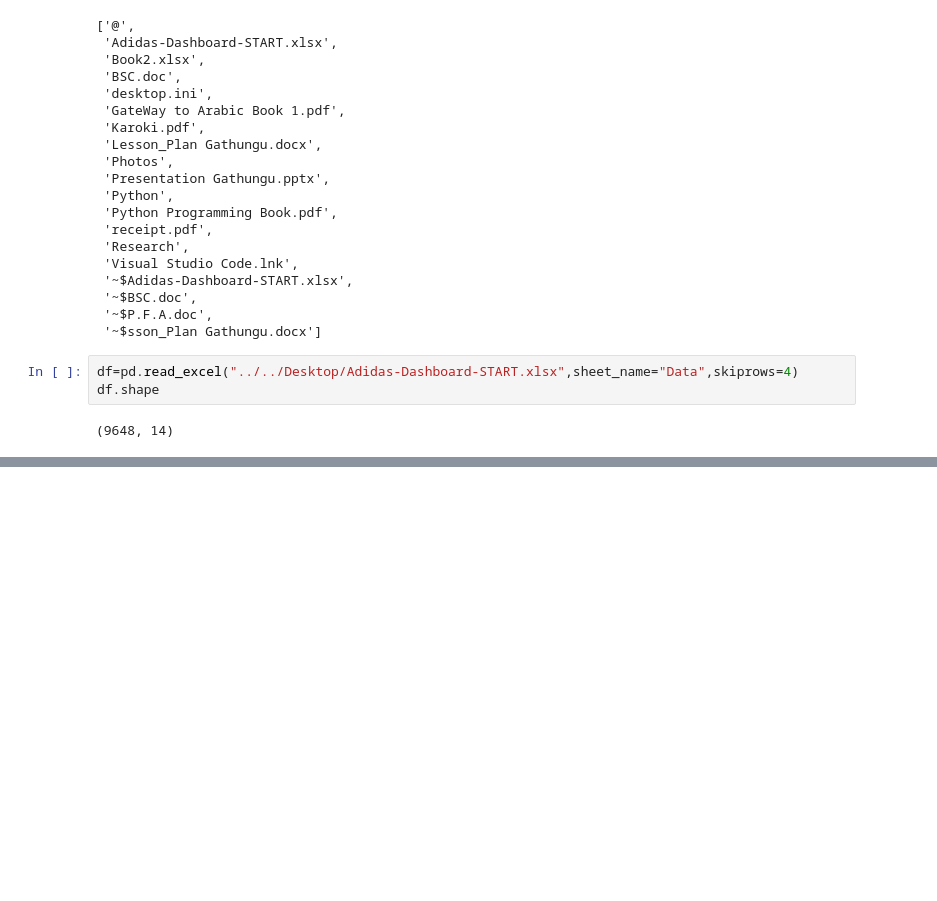
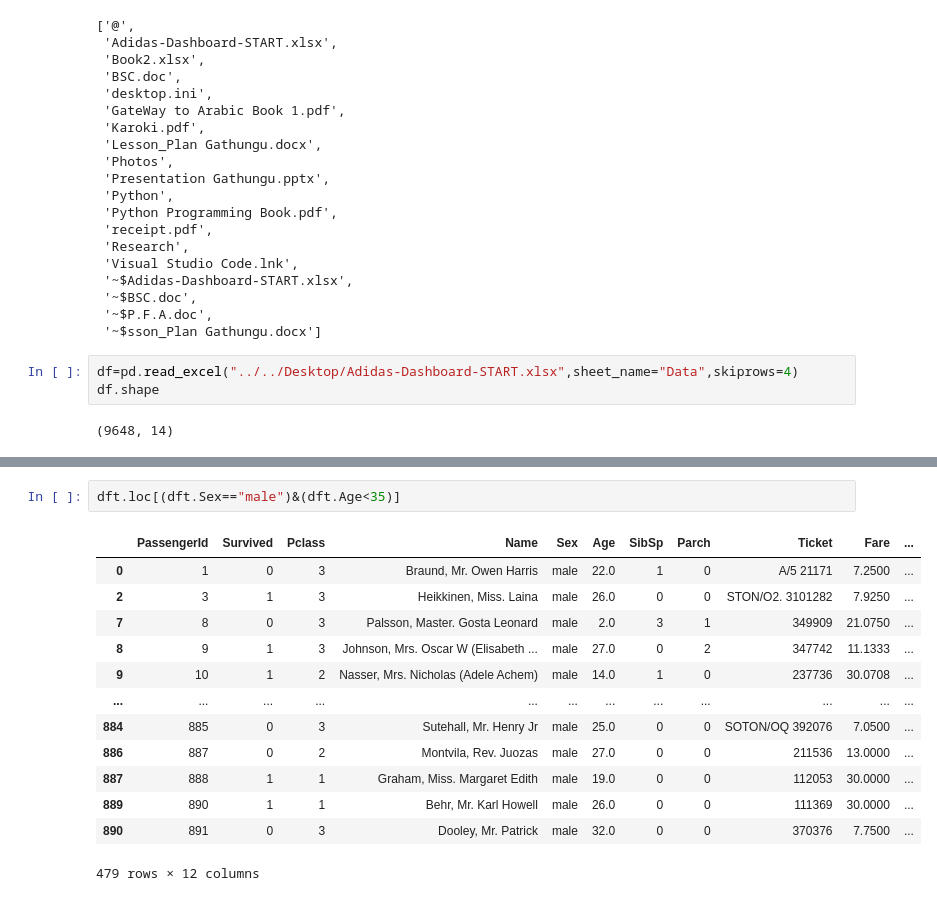
Before and after one commit to kgathungu/Introduction-to-python, a Jupyter notebook: gathungu pandas.ipynb, the cells around one changed output, grey strips where cells are left out. Cells and saved outputs as stored; diff of their text form; blank space fills up the shorter version.

```diff
--- a/gathungu pandas.ipynb
+++ b/gathungu pandas.ipynb
@@ -113,0 +576,16 @@ df.shape
+# %%
+dft.loc[(dft.Sex=="male")&(dft.Age<35)]
+# %% [output]
+|  | PassengerId | Survived | Pclass | Name | Sex | Age | SibSp | Parch | Ticket | Fare | ... |
+| 0 | 1 | 0 | 3 | Braund, Mr. Owen Harris | male | 22.0 | 1 | 0 | A/5 21171 | 7.2500 | ... |
+| 2 | 3 | 1 | 3 | Heikkinen, Miss. Laina | male | 26.0 | 0 | 0 | STON/O2. 3101282 | 7.9250 | ... |
+| 7 | 8 | 0 | 3 | Palsson, Master. Gosta Leonard | male | 2.0 | 3 | 1 | 349909 | 21.0750 | ... |
+| 8 | 9 | 1 | 3 | Johnson, Mrs. Oscar W (Elisabeth ... | male | 27.0 | 0 | 2 | 347742 | 11.1333 | ... |
+| 9 | 10 | 1 | 2 | Nasser, Mrs. Nicholas (Adele Achem) | male | 14.0 | 1 | 0 | 237736 | 30.0708 | ... |
+| ... | ... | ... | ... | ... | ... | ... | ... | ... | ... | ... | ... |
+| 884 | 885 | 0 | 3 | Sutehall, Mr. Henry Jr | male | 25.0 | 0 | 0 | SOTON/OQ 392076 | 7.0500 | ... |
+| 886 | 887 | 0 | 2 | Montvila, Rev. Juozas | male | 27.0 | 0 | 0 | 211536 | 13.0000 | ... |
+| 887 | 888 | 1 | 1 | Graham, Miss. Margaret Edith | male | 19.0 | 0 | 0 | 112053 | 30.0000 | ... |
+| 889 | 890 | 1 | 1 | Behr, Mr. Karl Howell | male | 26.0 | 0 | 0 | 111369 | 30.0000 | ... |
+| 890 | 891 | 0 | 3 | Dooley, Mr. Patrick | male | 32.0 | 0 | 0 | 370376 | 7.7500 | ... |
+479 rows × 12 columns
```
Also changed, not shown: parts of 46 cells of this notebook, 4 other files.
